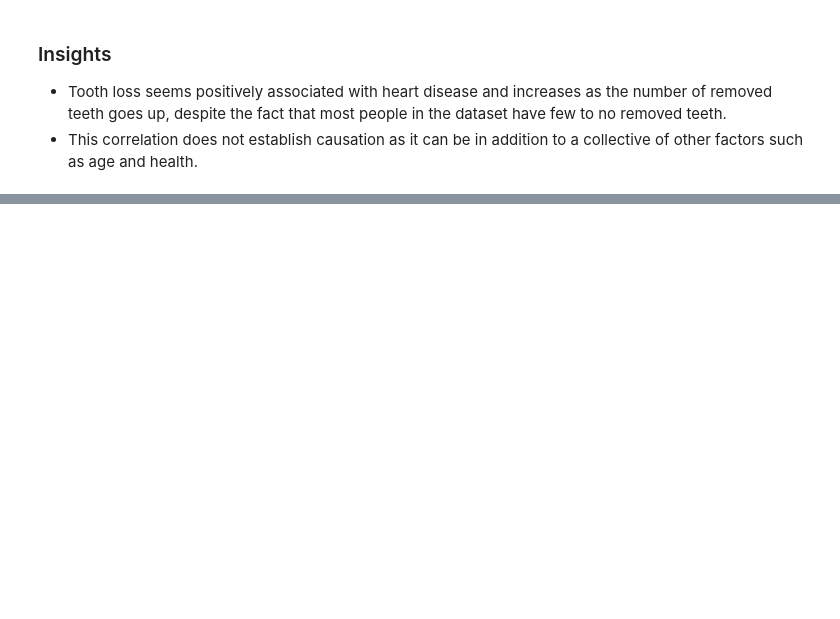
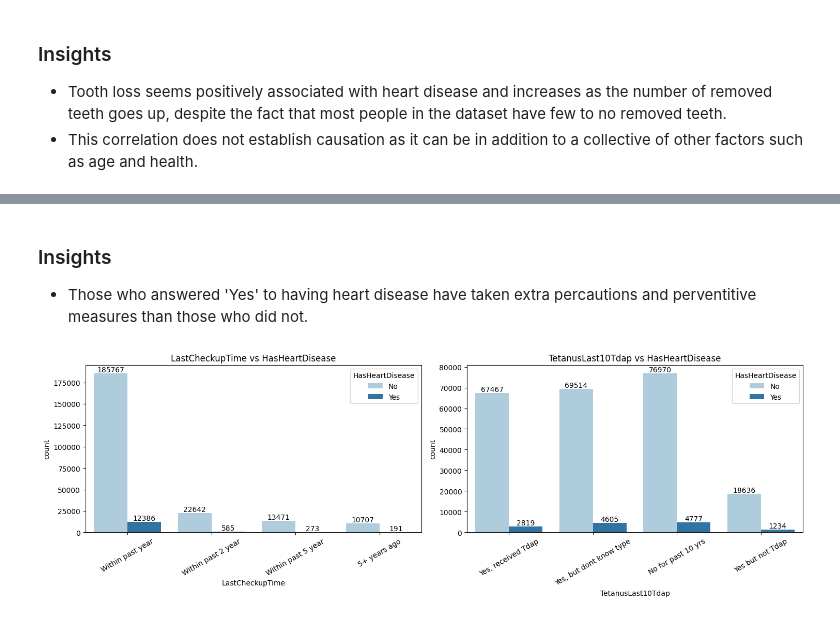
Before and after one commit to raymondcen/Heart-Disease-Predictor, a Jupyter notebook: notebook/EDA HEART DISEASE.ipynb, the cells around one changed output, grey strips where cells are left out. Saved outputs shown, nothing was run; the diff lists cells and outputs as text; code cells hidden in the pictures; blank space fills up the shorter version.

```diff
--- a/notebook/EDA HEART DISEASE.ipynb
+++ b/notebook/EDA HEART DISEASE.ipynb
@@ -610,0 +567,30 @@ screening_cols = df_mapped[["LastCheckupTime", "ChestScan", "HIVTesting", "FluVa
+# %% [markdown]
+### Insights
+- Those who answered 'Yes' to having heart disease have taken extra percautions and perventitive measures than those who did not.
+# %%
+cat_cols = ["LastCheckupTime","TetanusLast10Tdap"]
+
+data_cols = df[["LastCheckupTime","TetanusLast10Tdap", "HasHeartDisease"]]
+custom = ['Within past year','Within past 2 year','Within past 5 year','5+ years ago']
+
+
+fig, axes = plt.subplots(1, 2, figsize=(15, 5))
+for i, col in enumerate(cat_cols):
+    if i == 0:
+        ax = sns.countplot(data=data_cols, x=col, hue="HasHeartDisease", ax=axes[i], palette="Paired", order=custom)
+    else:
+        ax = sns.countplot(data=data_cols, x=col, hue="HasHeartDisease", ax=axes[i], palette="Paired")
+
+    axes[i].set_title(f"{col} vs HasHeartDisease")
+    axes[i].legend(title="HasHeartDisease", labels=["No", "Yes"])
+
+    for container in ax.containers:     # label bar value counts
+        ax.bar_label(container, fmt='%d', label_type='edge')
+
+    # Rotate and shrink x-axis labels
+    axes[i].tick_params(axis='x', labelrotation=30)
+
+plt.tight_layout()
+plt.show()
+# %% [output]
+[figure, added]
```
Also changed, not shown: parts of 17 cells of this notebook.
